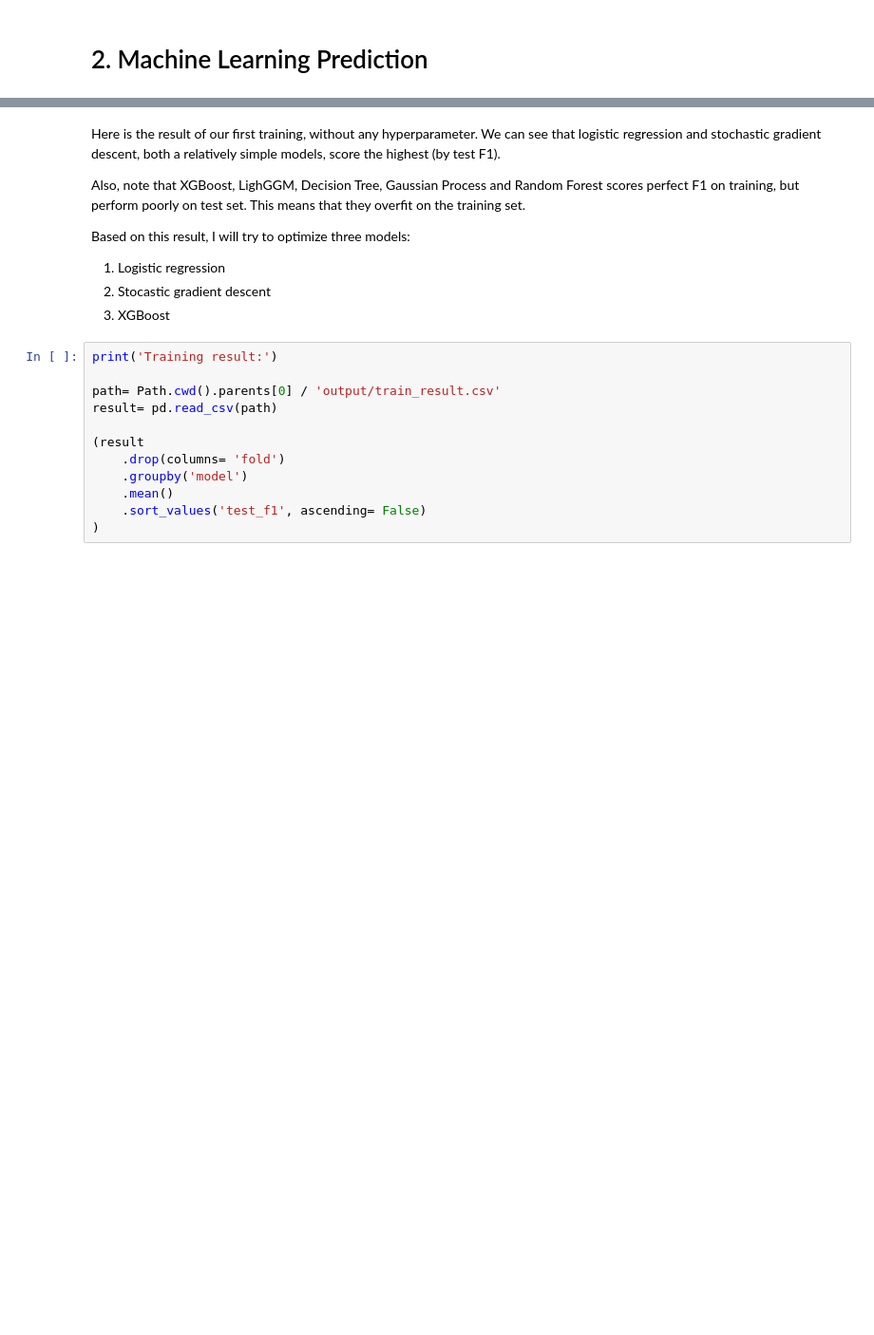
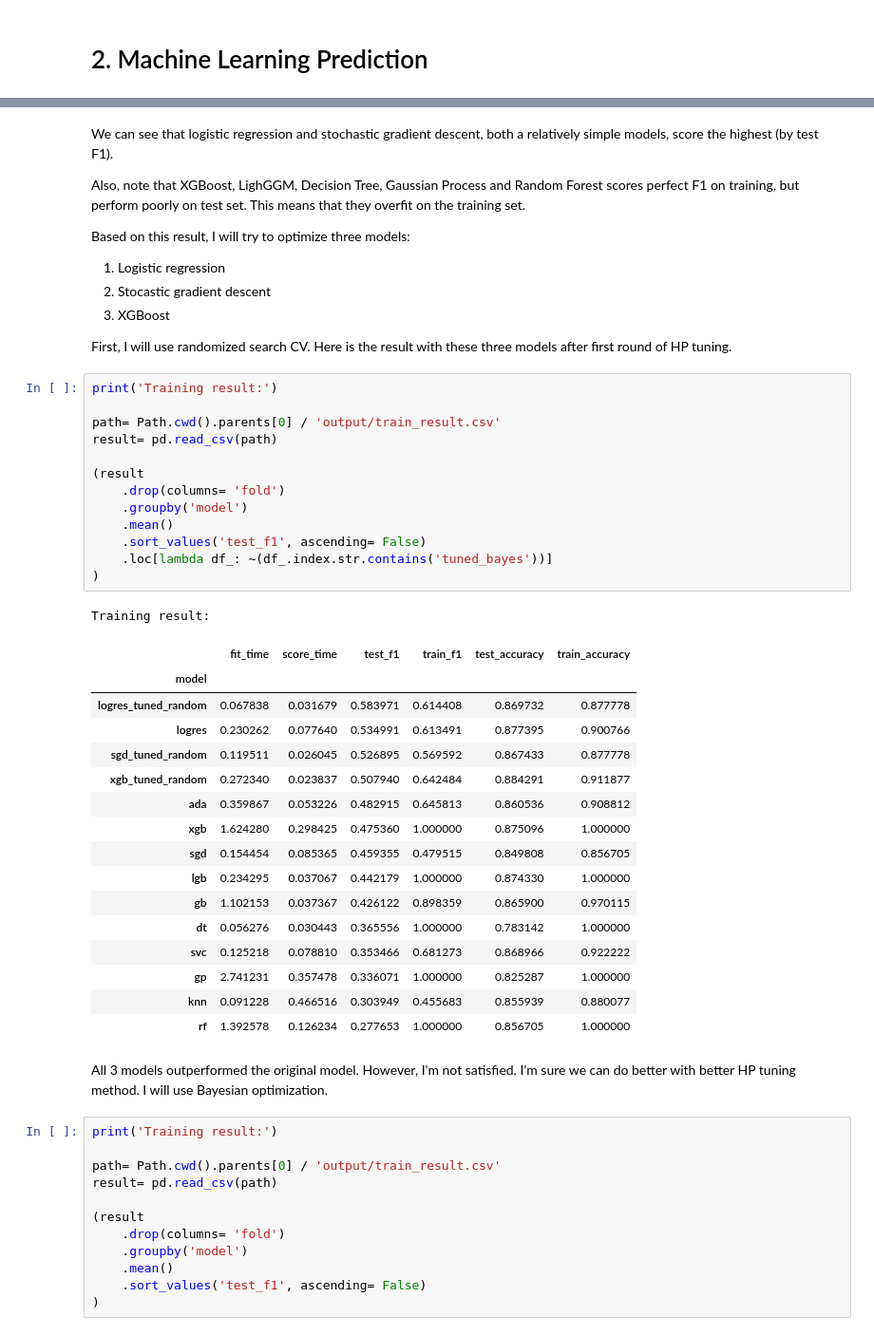
Before and after one commit to danjelito/classification-employee-attrition, a Jupyter notebook: notebook/eda.ipynb, the cells around one changed output, grey strips where cells are left out. Shown at 95% size. Cells and saved outputs as stored; diff of their text form; blank space fills up the shorter version.

```diff
--- a/notebook/eda.ipynb
+++ b/notebook/eda.ipynb
@@ -315,5 +345,5 @@ Numerical
 # %% [markdown]
-Here is the result of our first training, without any hyperparameter. We can see that logistic regression and stochastic gradient descent, both a relatively simple models, score the highest (by test F1).
+We can see that logistic regression and stochastic gradient descent, both a relatively simple models, score the highest (by test F1).
 
 Also, note that XGBoost, LighGGM, Decision Tree, Gaussian Process and Random Forest scores perfect F1 on training, but perform poorly on test set. This means that they overfit on the training set.
 
@@ -321,6 +351,41 @@ Based on this result, I will try to optimize three models:
 1. Logistic regression
 2. Stocastic gradient descent
 3. XGBoost
+
+First, I will use randomized search CV. Here is the result with these three models after first round of HP tuning.
+# %%
+print('Training result:')
+
+path= Path.cwd().parents[0] / 'output/train_result.csv'
+result= pd.read_csv(path)
+
+(result
+    .drop(columns= 'fold')
+    .groupby('model')
+    .mean()
+    .sort_values('test_f1', ascending= False)
+    .loc[lambda df_: ~(df_.index.str.contains('tuned_bayes'))]
+)
+# %% [output]
+Training result:
+|  | fit_time | score_time | test_f1 | train_f1 | test_accuracy | train_accuracy |
+| model |  |  |  |  |  |  |
+| logres_tuned_random | 0.067838 | 0.031679 | 0.583971 | 0.614408 | 0.869732 | 0.877778 |
+| logres | 0.230262 | 0.077640 | 0.534991 | 0.613491 | 0.877395 | 0.900766 |
+| sgd_tuned_random | 0.119511 | 0.026045 | 0.526895 | 0.569592 | 0.867433 | 0.877778 |
+| xgb_tuned_random | 0.272340 | 0.023837 | 0.507940 | 0.642484 | 0.884291 | 0.911877 |
+| ada | 0.359867 | 0.053226 | 0.482915 | 0.645813 | 0.860536 | 0.908812 |
+| xgb | 1.624280 | 0.298425 | 0.475360 | 1.000000 | 0.875096 | 1.000000 |
+| sgd | 0.154454 | 0.085365 | 0.459355 | 0.479515 | 0.849808 | 0.856705 |
+| lgb | 0.234295 | 0.037067 | 0.442179 | 1.000000 | 0.874330 | 1.000000 |
+| gb | 1.102153 | 0.037367 | 0.426122 | 0.898359 | 0.865900 | 0.970115 |
+| dt | 0.056276 | 0.030443 | 0.365556 | 1.000000 | 0.783142 | 1.000000 |
+| svc | 0.125218 | 0.078810 | 0.353466 | 0.681273 | 0.868966 | 0.922222 |
+| gp | 2.741231 | 0.357478 | 0.336071 | 1.000000 | 0.825287 | 1.000000 |
+| knn | 0.091228 | 0.466516 | 0.303949 | 0.455683 | 0.855939 | 0.880077 |
+| rf | 1.392578 | 0.126234 | 0.277653 | 1.000000 | 0.856705 | 1.000000 |
+# %% [markdown]
+All 3 models outperformed the original model. However, I'm not satisfied. I'm sure we can do better with better HP tuning method. I will use Bayesian optimization.
 # %%
 print('Training result:')
 
```
Also changed, not shown: parts of 3 cells of this notebook, 6 other files.
